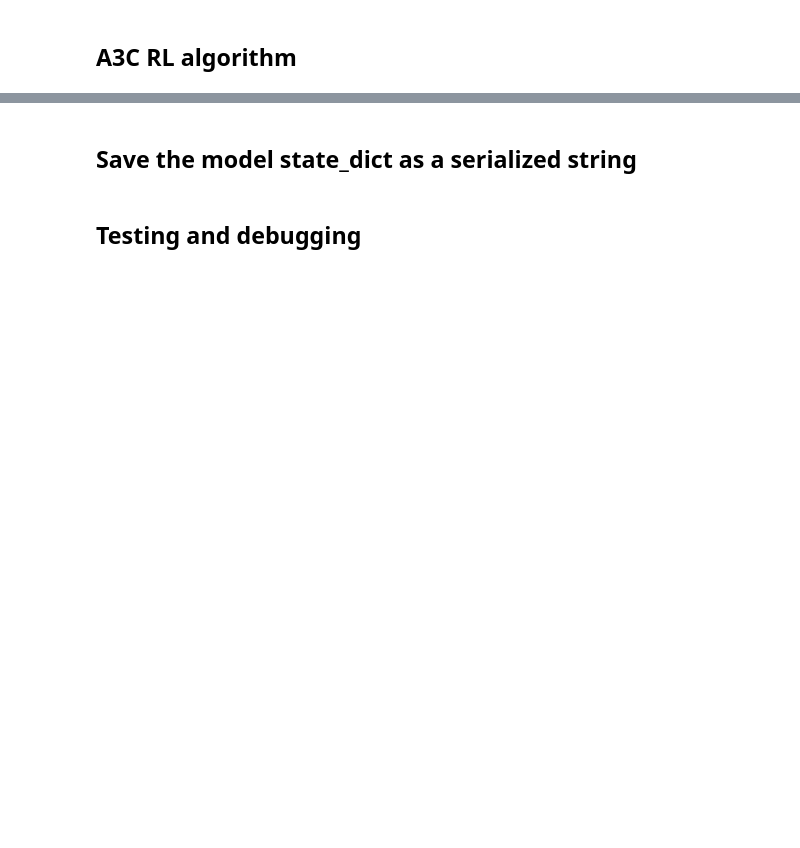
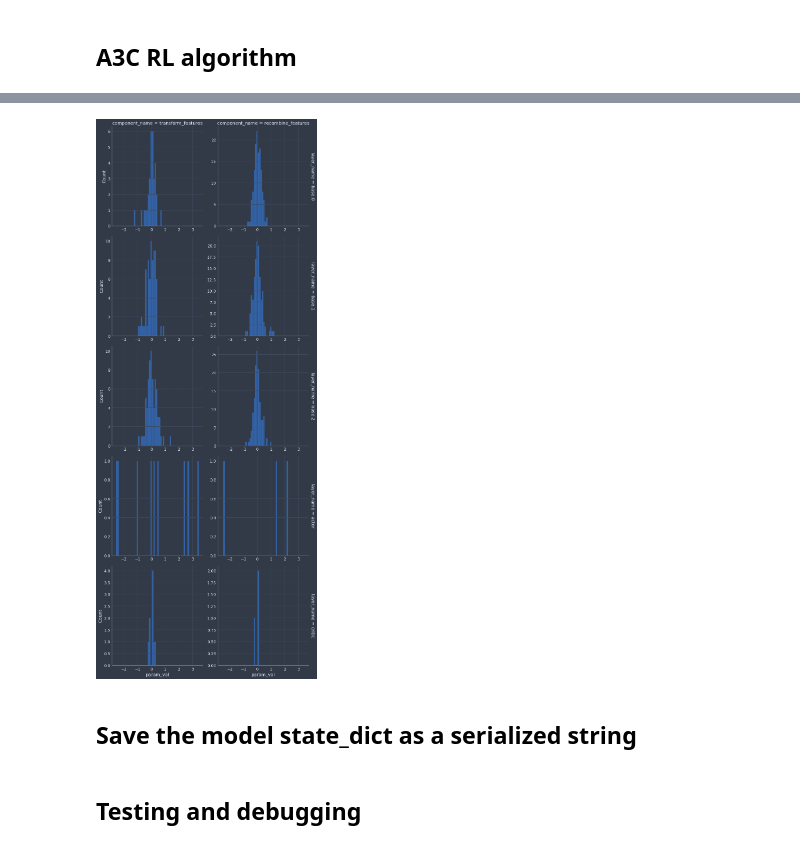
Before and after one commit to IsaiahPressman/Kaggle_Santa_2020, a Jupyter notebook: RL_Santa.ipynb, the cells around one changed output, grey strips where cells are left out. Drawn from its saved outputs; the diff is of its cells as text; code cells hidden in the pictures; blank space fills up the shorter version.

```diff
--- a/RL_Santa.ipynb
+++ b/RL_Santa.ipynb
@@ -349,3 +318,43 @@ plt.plot(episode_reward_sums);
+# %%
+full_layer_name = []
+layer_name = []
+component_name = []
+weight_or_bias = []
+param_val = []
+for key, val in model.state_dict().items():
+    if 'message_passing_mat' in key:
+        pass
+    else:
+        for v in val.cpu().numpy().ravel():
+            param_val.append(v)
+            full_layer_name.append(key)
+            key_split = key.split('.')
+            if len(key_split) == 3:
+                ln, pn, wob = key_split
+            elif len(key_split) == 4:
+                ln, ln_2, pn, wob = key_split
+                ln = f'{ln}.{ln_2}'
+            else:
+                raise RuntimeError(f'Unrecognized layer key: {key}')
+            layer_name.append(ln)
+            component_name.append(pn)
+            weight_or_bias.append(wob)
+params_df = pd.DataFrame(dict(
+    full_layer_name = full_layer_name,
+    layer_name = layer_name,
+    component_name = component_name,
+    weight_or_bias = weight_or_bias,
+    param_val = param_val
+))
+
+sns.displot(
+    params_df, x='param_val', col='component_name', row='layer_name',
+    binwidth=0.1,
+    #height=3,
+    facet_kws=dict(margin_titles=True, sharex=False, sharey=False)
+);
+# %% [output]
+[figure, added]
 # %% [markdown]
 ## Save the model state_dict as a serialized string
 # %%
```
Also changed, not shown: parts of 28 cells of this notebook, 20 other files.
